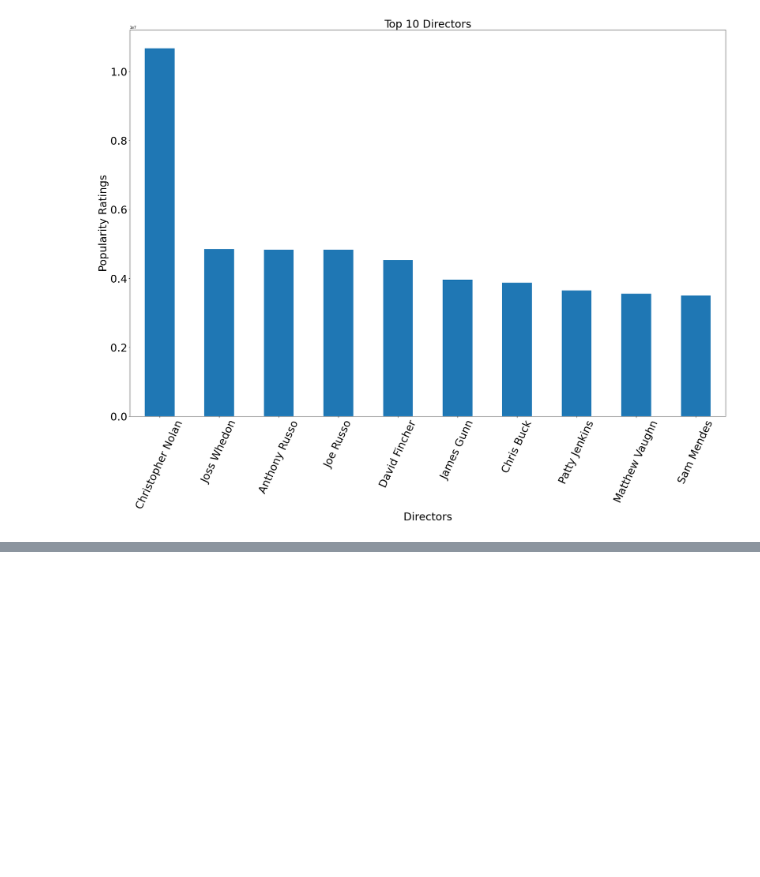
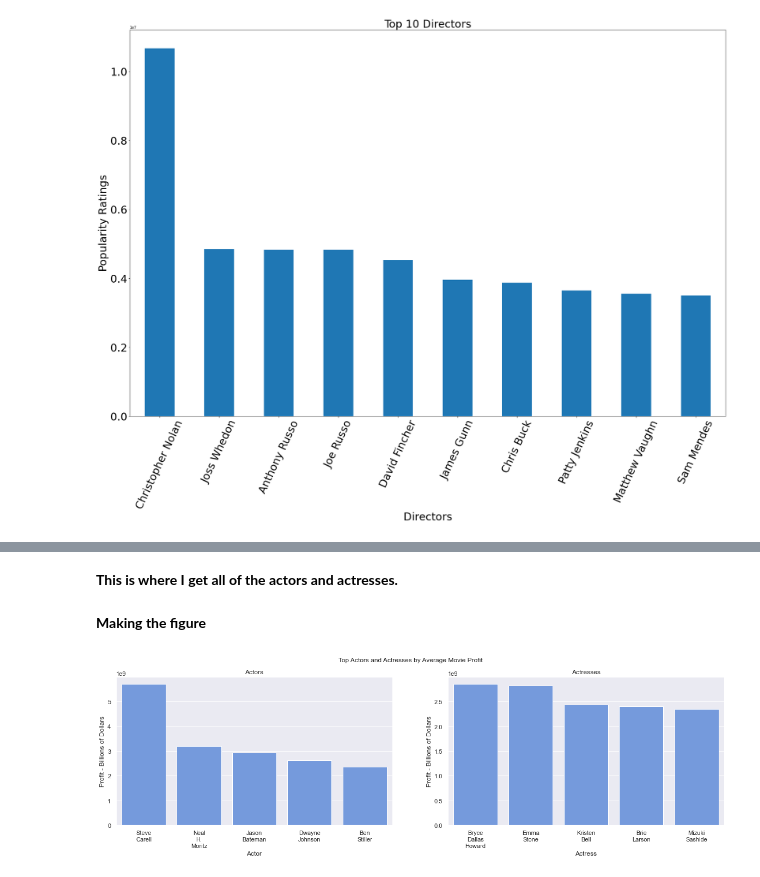
Before and after one commit to asval211/microsoft_movie_analysis, a Jupyter notebook: microsoft_movie_analysis_final.ipynb, the cells around one changed output, grey strips where cells are left out. Saved outputs shown, nothing was run; the diff lists cells and outputs as text; code cells hidden in the pictures; blank space fills up the shorter version.

```diff
--- a/microsoft_movie_analysis_final.ipynb
+++ b/microsoft_movie_analysis_final.ipynb
@@ -916,0 +964,10 @@ plt.show
+# %%
+#load data
+nb = pd.read_csv('data/zippedData/imdb.name.basics.csv.gz')
+takas = pd.read_csv('data/zippedData/imdb.title.akas.csv.gz')
+tbase = pd.read_csv('data/zippedData/imdb.title.basics.csv.gz')
+tbase = pd.read_csv('data/zippedData/imdb.title.basics.csv.gz')
+tcrew = pd.read_csv('data/zippedData/imdb.title.crew.csv.gz')
+tprinc = pd.read_csv('data/zippedData/imdb.title.principals.csv.gz')
+trat = pd.read_csv('data/zippedData/imdb.title.ratings.csv.gz')
+tn = pd.read_csv('data/zippedData/tn.movie_budgets.csv.gz')
@@ -916,0 +1026,37 @@ plt.show
+# %%
+#get a subset of the data
+tcombo_profession_profit = tcombo[['directors','profit','primary_name','primary_profession']]
+#split directors on the comma
+tcombo_profession_profit[:]['directors'] = tcombo_profession_profit['directors'].str.split(',')
+#split the professions on the comma
+tcombo_profession_profit[:]['primary_profession'] = tcombo_profession_profit['primary_profession'].str.split(',')
+# %%
+#use .explode
+tcombo_profession_profit = tcombo_profession_profit.explode('directors')
+
+#replace spaces with new line so that the names look better on the graphs
+tcombo_profession_profit.primary_name = tcombo_profession_profit.primary_name.map(lambda x: x.replace(' ','\n'))
+
+tcombo_profession_profit = tcombo_profession_profit.explode('primary_profession')
+# %% [markdown]
+**This is where I get all of the actors and actresses.**
+# %%
+#find all the rows where the profession is actor
+actor_group_sum = tcombo_profession_profit.loc[tcombo_profession_profit['primary_profession'] == 'actor']
+actor_group_sum = actor_group_sum.groupby(['primary_name']).sum().sort_values(by='profit',ascending=False)[:5]
+#find all the rows where the proffession is actress
+actress_group_sum = tcombo_profession_profit.loc[tcombo_profession_profit['primary_profession'] == 'actress']
+actress_group_sum = actress_group_sum.groupby(['primary_name']).sum().sort_values(by='profit',ascending=False)[:5]
+# %% [markdown]
+**Making the figure**
+# %%
+fig, axes = plt.subplots(nrows=1,ncols=2,figsize=(20,5))
+fig.suptitle('Top Actors and Actresses by Average Movie Profit')
+
+sns.barplot(ax=axes[0],x=actor_group_sum.index,y='profit',data=actor_group_sum,color='cornflowerblue')
+axes[0].set(xlabel='Actor',ylabel='Profit - Billions of Dollars',title='Actors')
+
+sns.barplot(ax=axes[1],x=actress_group_sum.index,y='profit',data=actress_group_sum,color='cornflowerblue')
+axes[1].set(xlabel='Actress',ylabel='Profit - Billions of Dollars',title='Actresses');
+# %% [output]
+[figure, added]
```
Also changed, not shown: parts of 59 cells of this notebook, 2 other files.
